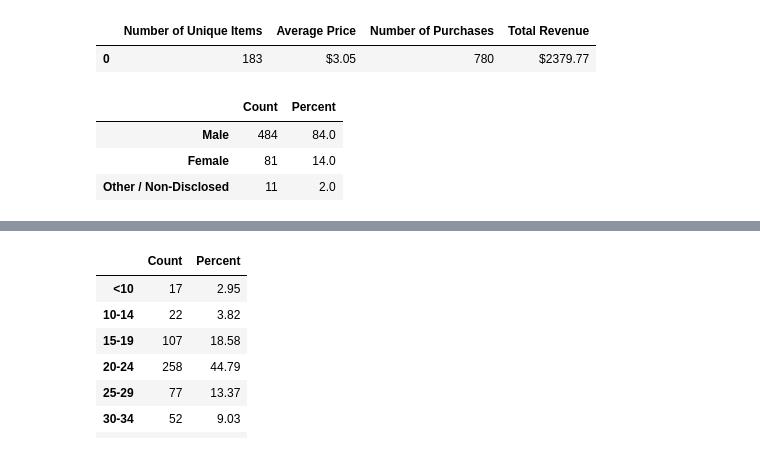
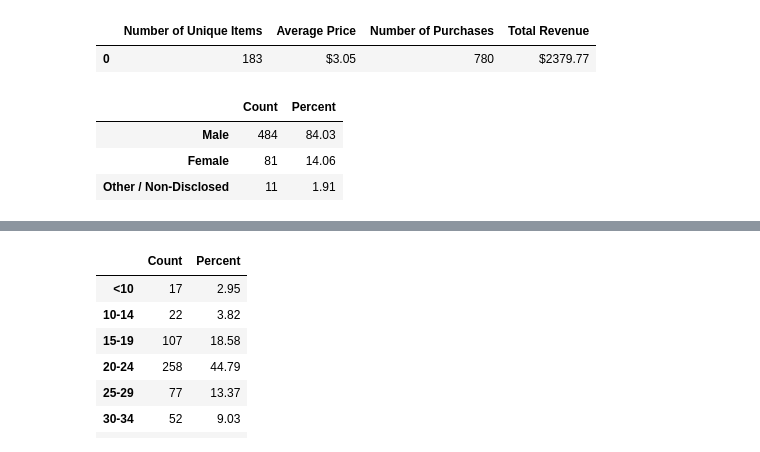
Before and after one commit to cmilli34/PandasHomework, a Jupyter notebook: Pandas_Homework.ipynb, the cells around one changed output, grey strips where cells are left out. Cells and saved outputs as stored; diff of their text form; code cells hidden in the pictures.

```diff
--- a/Pandas_Homework.ipynb
+++ b/Pandas_Homework.ipynb
@@ -66,23 +66,25 @@ purchase_analysis
 # %%
 #Gender Demographics
 #make a new dataframe that doesn't store duplicate screen names. find the counts of each gender and percent w this new df
 unique_gender = pd.DataFrame(purchase_data[['SN', 'Gender']]).drop_duplicates()
 
 #Count of genders that purchased (use above variable for gender count and gender percent)
 gender_count = unique_gender['Gender'].value_counts()
+gender_count = gender_count.to_frame('Count')
 
 #Percentage of genders, round two decimal places
-gender_percent = round(unique_gender['Gender'].value_counts(normalize = True), 2)*100
+gender_percent = round(unique_gender['Gender'].value_counts(normalize = True), 4)*100
+gender_percent = gender_percent.to_frame('Percent')
 
 #make a dataframe to put the total and percent next to each other for each gender
-gender_demographics = pd.DataFrame({"Count": gender_count, "Percent": gender_percent})
+gender_demographics = pd.concat([gender_count, gender_percent], axis = 1)
 
 gender_demographics
 # %% [output]
 |  | Count | Percent |
-| Male | 484 | 84.0 |
-| Female | 81 | 14.0 |
-| Other / Non-Disclosed | 11 | 2.0 |
+| Male | 484 | 84.03 |
+| Female | 81 | 14.06 |
+| Other / Non-Disclosed | 11 | 1.91 |
 # %%
 #Purchasing Analysis (Gender)
 #groupby dataframe by gender
```
Also changed, not shown: parts of 1 cell of this notebook.
